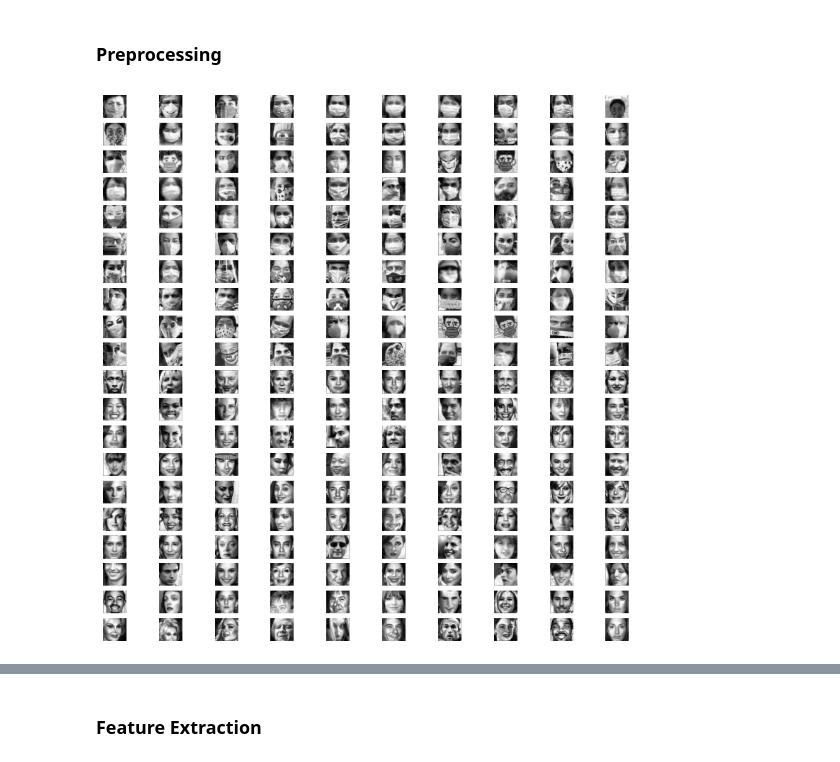
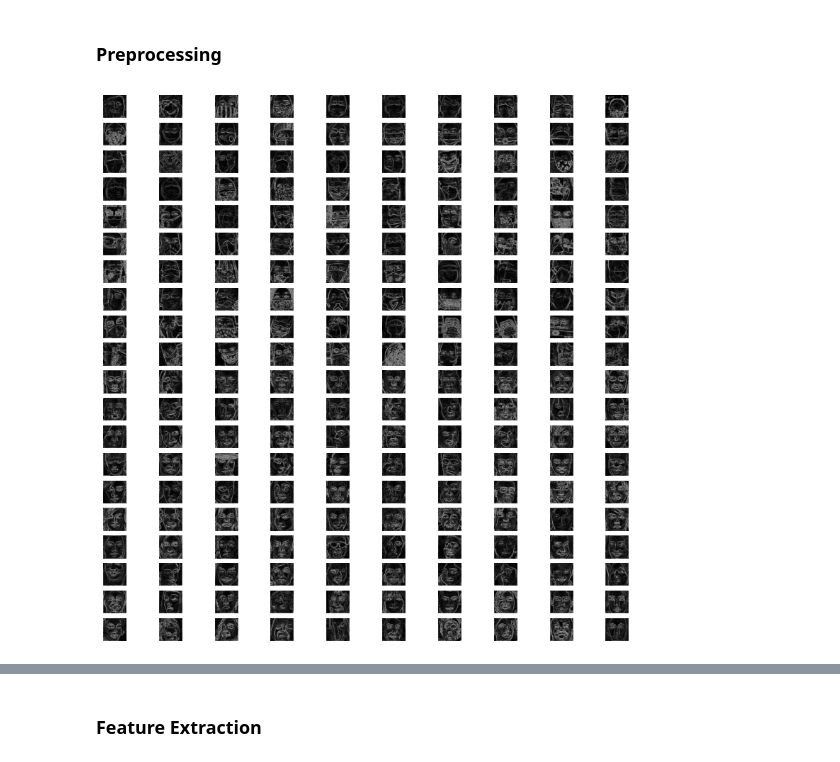
Before and after one commit to kholiqmitra/Project_PCD_30, a Jupyter notebook: test3.ipynb, the cells around one changed output, grey strips where cells are left out. Cells and saved outputs as stored; diff of their text form; code cells hidden in the pictures.

```diff
--- a/test3.ipynb
+++ b/test3.ipynb
@@ -240,25 +193,24 @@ def thinning(image, kernel):
 # %%
 # pada bagian ini bisa gunakan data yang sebelum augmentasi atau setelah augmentasi
 dataPreprocessed = []
 for i in range(len(data)): # Loop through each image and do preprocessing
     img = equalize_histogram(data[i])
     img_proc = convolution(img, kernel)
     img_proc1 = medianfilter(img_proc, np.array([[1, 1, 1], [1, 1, 1], [1, 1, 1]]))
     img_proc2 = gaussian_blur(img_proc1)
-    img_proc3 = reverse_threshold(img_proc2, 120)
-    img_proc4 = thinning(img_proc3, kernel_j_k)
-    img_proc4 = img_proc4.astype(np.uint8)
-    dataPreprocessed.append(img_proc4)
+    img_proc3 = edgedetection(img_proc2, Prewittx, Prewitty)
+    img_proc3 = img_proc3.astype(np.uint8)
+    dataPreprocessed.append(img_proc3)
 
-plt.figure(figsize=(20, 5))
+plt.figure(figsize=(10, 10))
 for i in range(len(dataPreprocessed)):
     plt.subplot(20, 10, i + 1)
     plt.imshow(dataPreprocessed[i], cmap='gray')
     plt.axis('off')
 
 plt.show()
 # %% [output]
-[figure, old version]
+[figure, new version]
 # %%
 # Konversi ke array
 dataPreprocessed = np.array(dataPreprocessed)
```
Also changed, not shown: parts of 10 cells of this notebook, 3 other files.
